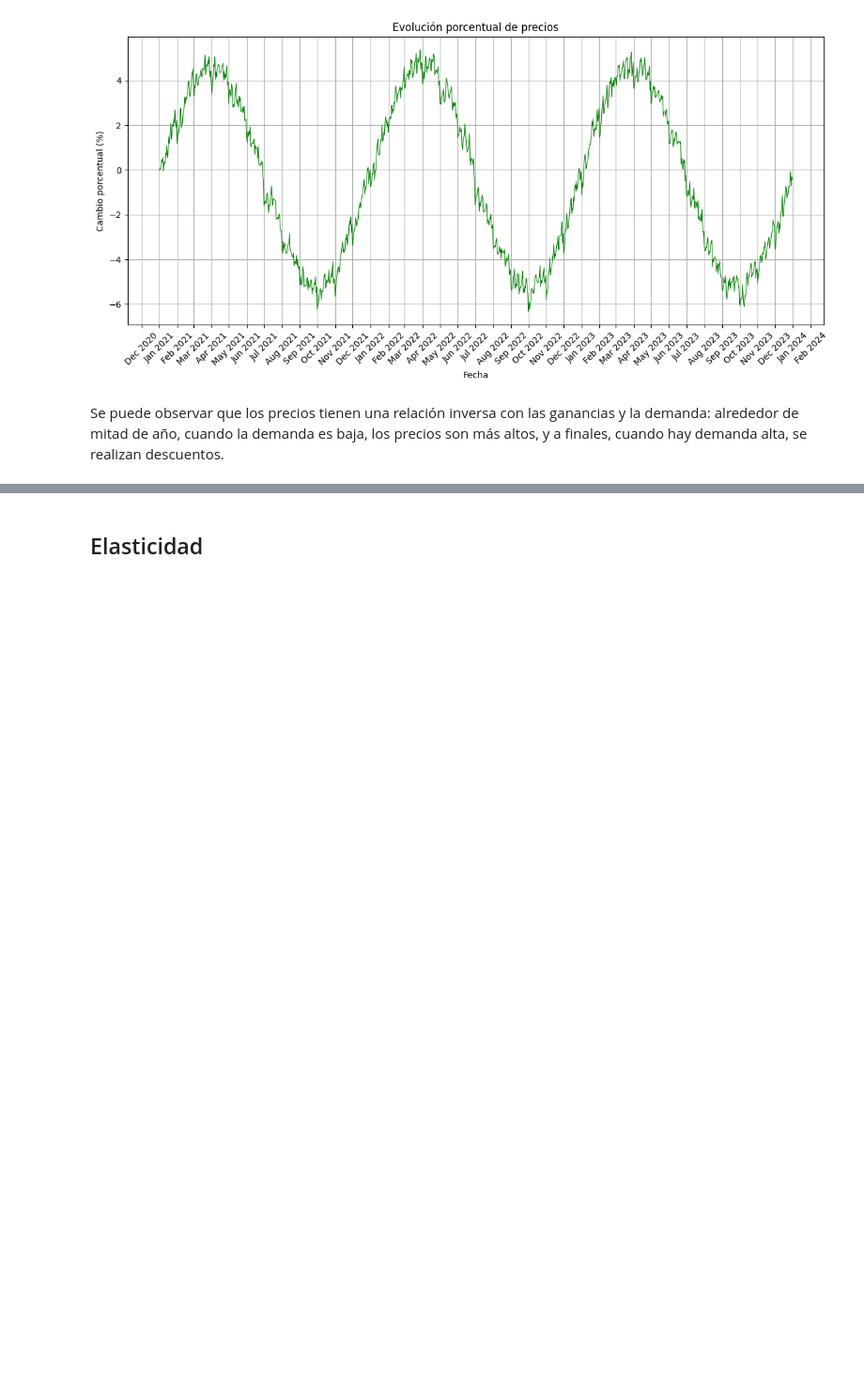
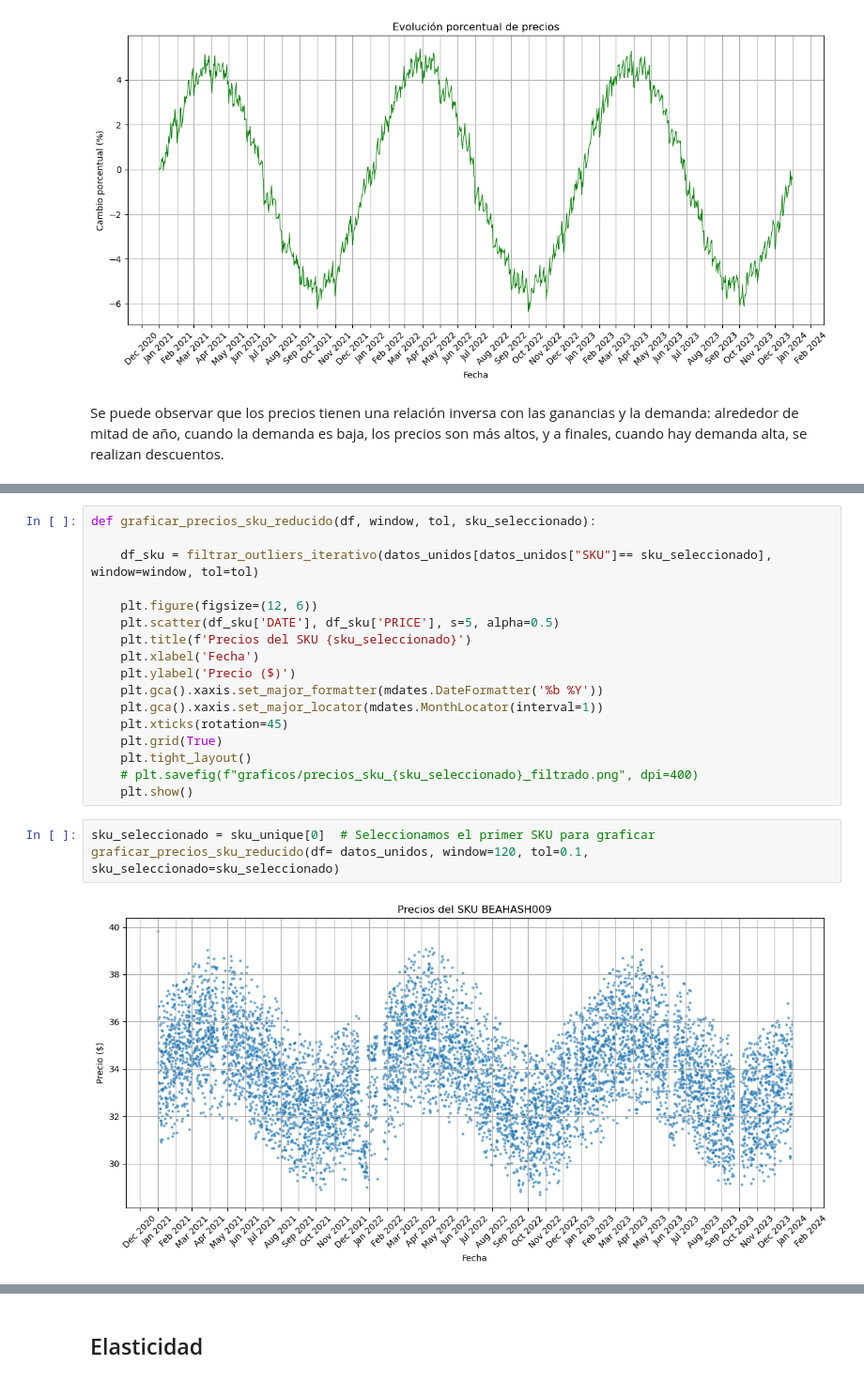
Before and after one commit to JuanCruzMendoza/AlixPartners-Competencia, a Jupyter notebook: src/analisis_datos.ipynb, the cells around one changed output, grey strips where cells are left out. Shown at 94% size. Cells and saved outputs as stored; diff of their text form; blank space fills up the shorter version.

```diff
--- a/src/analisis_datos.ipynb
+++ b/src/analisis_datos.ipynb
@@ -160,0 +220,22 @@ Se puede observar que los precios tienen una relación inversa con las ganancias
+# %%
+def graficar_precios_sku_reducido(df, window, tol, sku_seleccionado):
+
+    df_sku = filtrar_outliers_iterativo(datos_unidos[datos_unidos["SKU"]== sku_seleccionado], window=window, tol=tol)
+
+    plt.figure(figsize=(12, 6))
+    plt.scatter(df_sku['DATE'], df_sku['PRICE'], s=5, alpha=0.5)
+    plt.title(f'Precios del SKU {sku_seleccionado}')
+    plt.xlabel('Fecha')
+    plt.ylabel('Precio ($)')
+    plt.gca().xaxis.set_major_formatter(mdates.DateFormatter('%b %Y'))
+    plt.gca().xaxis.set_major_locator(mdates.MonthLocator(interval=1))
+    plt.xticks(rotation=45)
+    plt.grid(True)
+    plt.tight_layout()
+    # plt.savefig(f"graficos/precios_sku_{sku_seleccionado}_filtrado.png", dpi=400)
+    plt.show()
+# %%
+sku_seleccionado = sku_unique[0]  # Seleccionamos el primer SKU para graficar
+graficar_precios_sku_reducido(df= datos_unidos, window=120, tol=0.1, sku_seleccionado=sku_seleccionado)
+# %% [output]
+[figure, added]
```
Also changed, not shown: parts of 24 cells of this notebook, 31 other files.
